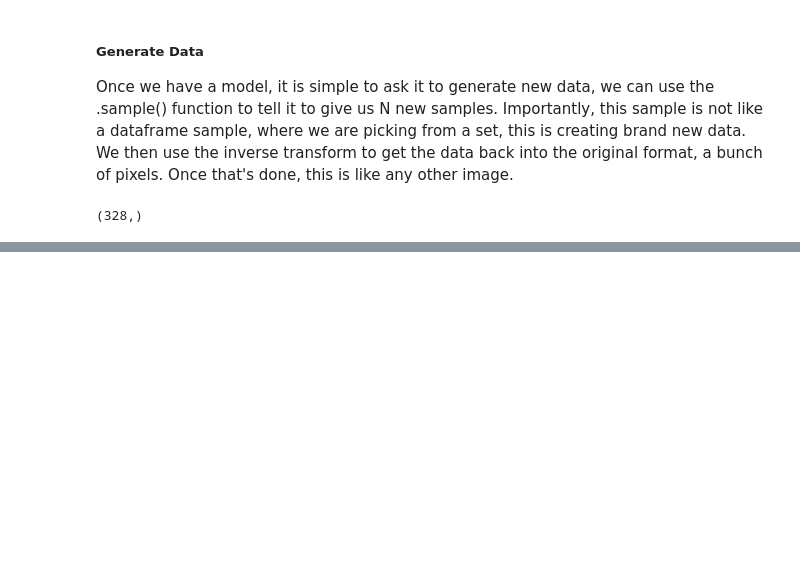
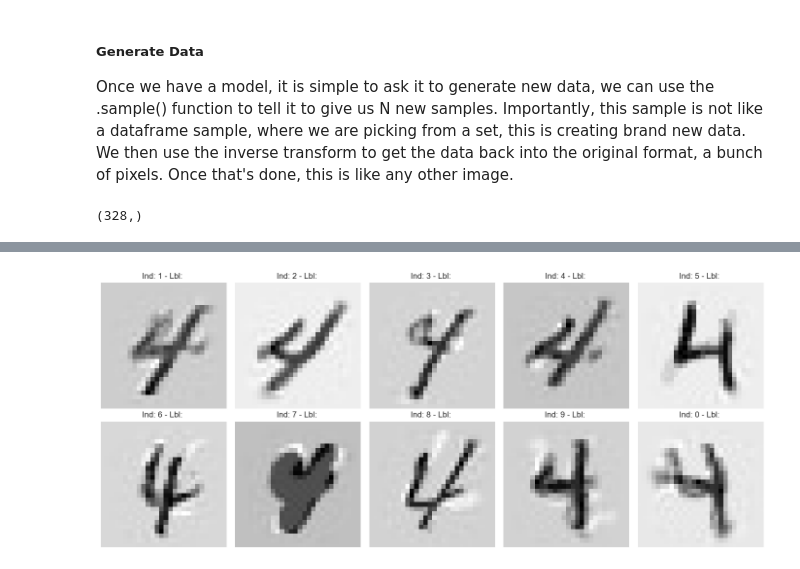
Before and after one commit to AkeemSemperDataScience/Intro_to_Machine_Learning_Students, a Jupyter notebook: 016_cluster_2_sol.ipynb, the cells around one changed output, grey strips where cells are left out. Drawn from its saved outputs; the diff is of its cells as text; code cells hidden in the pictures; blank space fills up the shorter version.

Commit message:
Generated Update from Main Repository

```diff
--- a/016_cluster_2_sol.ipynb
+++ b/016_cluster_2_sol.ipynb
@@ -503,0 +467,13 @@ sns.heatmap(simp_imp.fit_transform(X), annot=True)
+# %%
+DIGIT_TO_GENERATE = 4
+
+gmm_digit_1 = GaussianMixture(300, covariance_type='full', random_state=0)
+gmm_digit_1.fit(data[y.astype(int) == DIGIT_TO_GENERATE])
+
+data_new_1 = gmm_digit_1.sample(10)
+data_new_1 = data_new_1[0]
+
+new_digits_1 = pca.inverse_transform(data_new_1)
+showDigits(digits=new_digits_1, labels=["","","","","","","","","",""], indexes=[1,2,3,4,5,6,7,8,9,0], size=28, cols=5)
+# %% [output]
+[figure, added]
```
Also changed, not shown: parts of 26 cells of this notebook, 56 other files.
